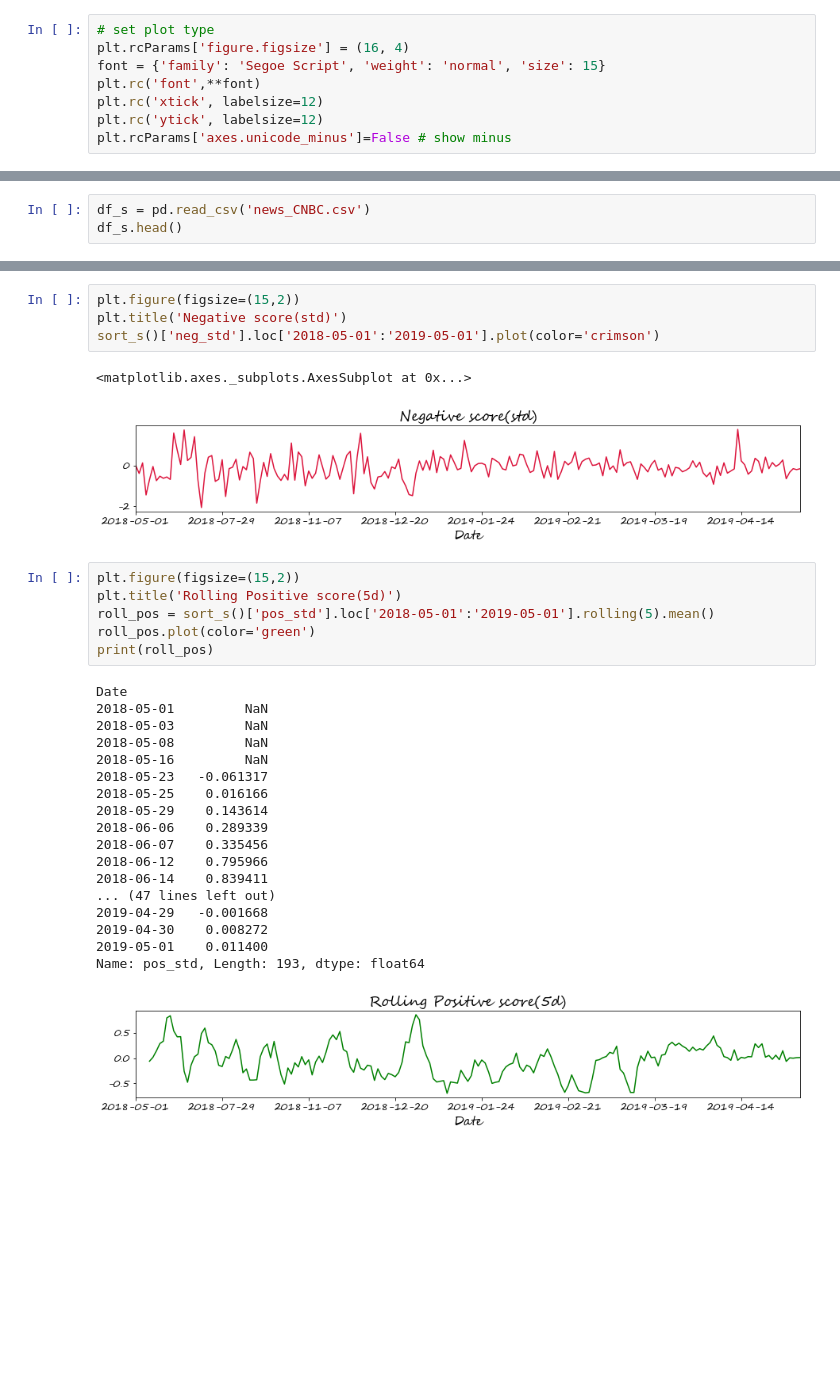
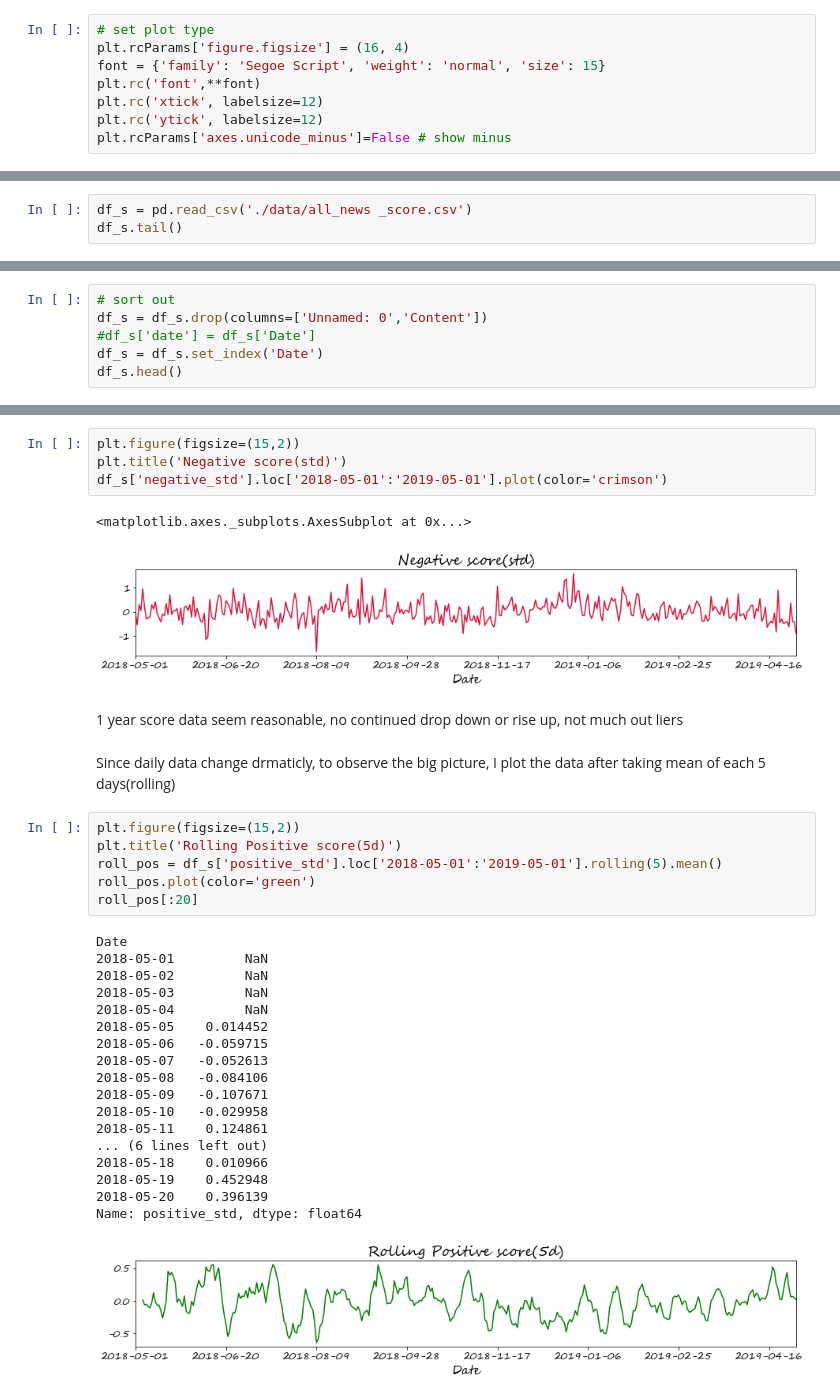
Before and after one commit to elvish7/datascience, a Jupyter notebook: Market_Sentiment_Analysis(Final Project)/Analysis/sentiment_effect.ipynb, the cells around one changed output, grey strips where cells are left out. Saved outputs shown, nothing was run; the diff lists cells and outputs as text; blank space fills up the shorter version.

```diff
--- a/Market_Sentiment_Analysis(Final Project)/Analysis/sentiment_effect.ipynb
+++ b/Market_Sentiment_Analysis(Final Project)/Analysis/sentiment_effect.ipynb
@@ -14,4 +18,4 @@ plt.rcParams['axes.unicode_minus']=False # show minus
 # %%
-df_s = pd.read_csv('news_CNBC.csv')
-df_s.head()
+df_s = pd.read_csv('./data/all_news _score.csv')
+df_s.tail()
 # %% [output]
@@ -23,0 +28,6 @@ df_s.head()
+# %%
+# sort out
+df_s = df_s.drop(columns=['Unnamed: 0','Content'])
+#df_s['date'] = df_s['Date']
+df_s = df_s.set_index('Date')
+df_s.head()
@@ -59,32 +61,36 @@ sort_s().head()
 # %%
 plt.figure(figsize=(15,2))
 plt.title('Negative score(std)')
-sort_s()['neg_std'].loc['2018-05-01':'2019-05-01'].plot(color='crimson')
+df_s['negative_std'].loc['2018-05-01':'2019-05-01'].plot(color='crimson')
 # %% [output]
 <matplotlib.axes._subplots.AxesSubplot at 0x...>
-[figure, old version]
+[figure, new version]
+# %% [markdown]
+1 year score data seem reasonable, no continued drop down or rise up, not much out liers
+# %% [markdown]
+Since daily data change drmaticly, to observe the big picture, I plot the data after taking mean of each 5 days(rolling)
 # %%
 plt.figure(figsize=(15,2))
 plt.title('Rolling Positive score(5d)')
-roll_pos = sort_s()['pos_std'].loc['2018-05-01':'2019-05-01'].rolling(5).mean()
+roll_pos = df_s['positive_std'].loc['2018-05-01':'2019-05-01'].rolling(5).mean()
 roll_pos.plot(color='green')
-print(roll_pos)
+roll_pos[:20]
 # %% [output]
 Date
 2018-05-01         NaN
+2018-05-02         NaN
 2018-05-03         NaN
-2018-05-08         NaN
-2018-05-16         NaN
-2018-05-23   -0.061317
-2018-05-25    0.016166
-2018-05-29    0.143614
-2018-06-06    0.289339
-2018-06-07    0.335456
-2018-06-12    0.795966
-2018-06-14    0.839411
-... (47 lines left out)
-2019-04-29   -0.001668
-2019-04-30    0.008272
-2019-05-01    0.011400
-Name: pos_std, Length: 193, dtype: float64
+2018-05-04         NaN
+2018-05-05    0.014452
+2018-05-06   -0.059715
+2018-05-07   -0.052613
+2018-05-08   -0.084106
+2018-05-09   -0.107671
+2018-05-10   -0.029958
+2018-05-11    0.124861
+... (6 lines left out)
+2018-05-18    0.010966
+2018-05-19    0.452948
+2018-05-20    0.396139
+Name: positive_std, dtype: float64
-[figure, old version]
+[figure, new version]
```
Also changed, not shown: parts of 26 cells of this notebook.
